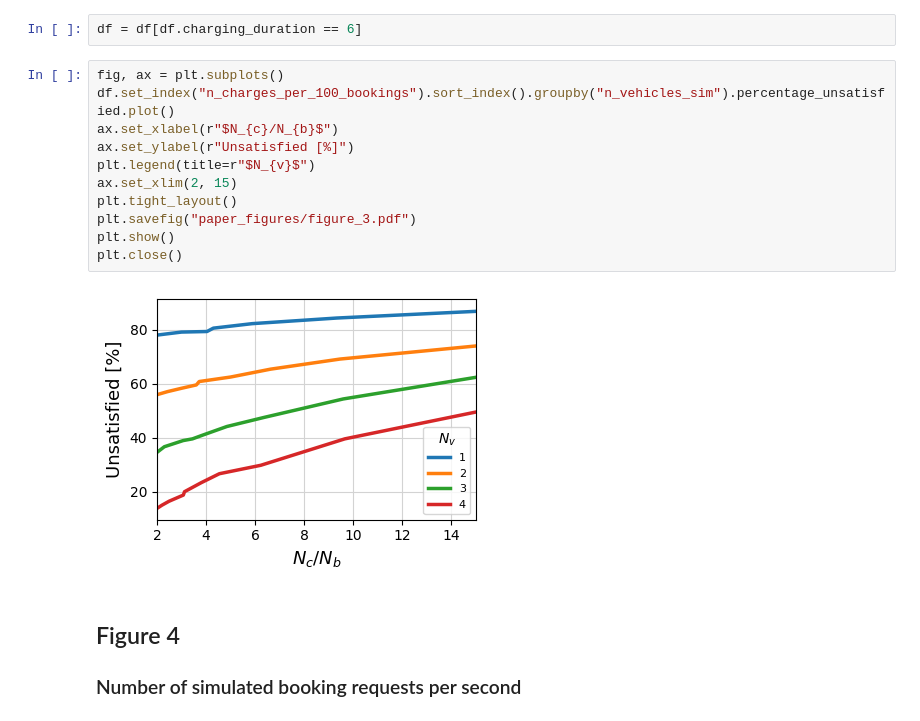
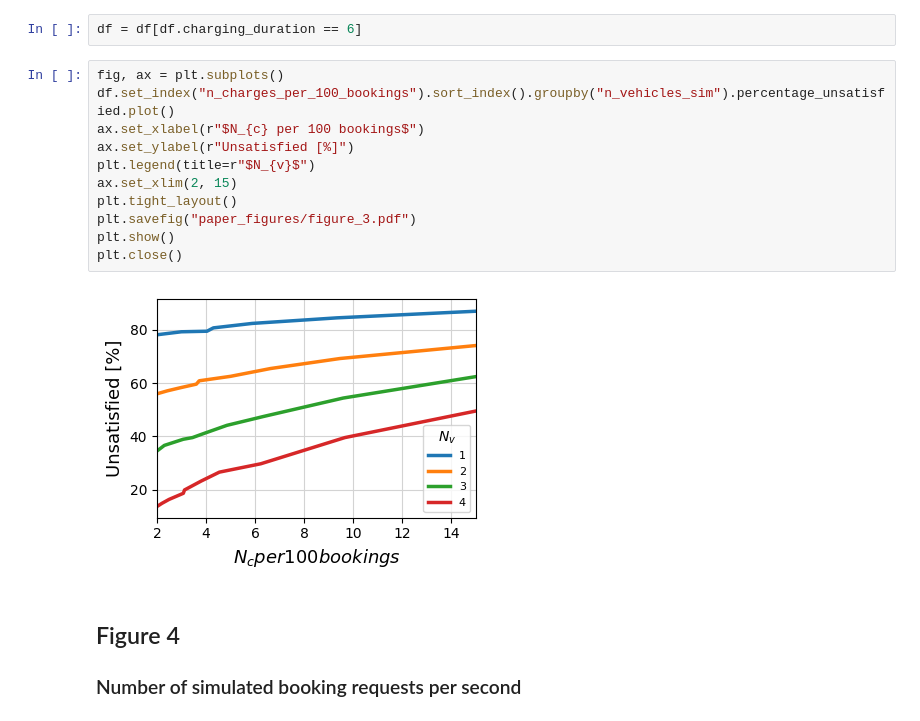
Before and after one commit to SmartData-Polito/odysseus, a Jupyter notebook: paper_figures.ipynb, the cells around one changed output. Cells and saved outputs as stored; diff of their text form.

```diff
--- a/paper_figures.ipynb
+++ b/paper_figures.ipynb
@@ -54,16 +54,16 @@ df = df[df.charging_duration == 6]
 # %%
 fig, ax = plt.subplots()
 df.set_index("n_charges_per_100_bookings").sort_index().groupby("n_vehicles_sim").percentage_unsatisfied.plot()
-ax.set_xlabel(r"$N_{c}/N_{b}$")
+ax.set_xlabel(r"$N_{c} per 100 bookings$")
 ax.set_ylabel(r"Unsatisfied [%]")
 plt.legend(title=r"$N_{v}$")
 ax.set_xlim(2, 15)
 plt.tight_layout()
 plt.savefig("paper_figures/figure_3.pdf")
 plt.show()
 plt.close()
 # %% [output]
-[figure, old version]
+[figure, new version]
 # %% [markdown]
 ## Figure 4
 ### Number of simulated booking requests per second
```
Also changed, not shown: 11 other files.
